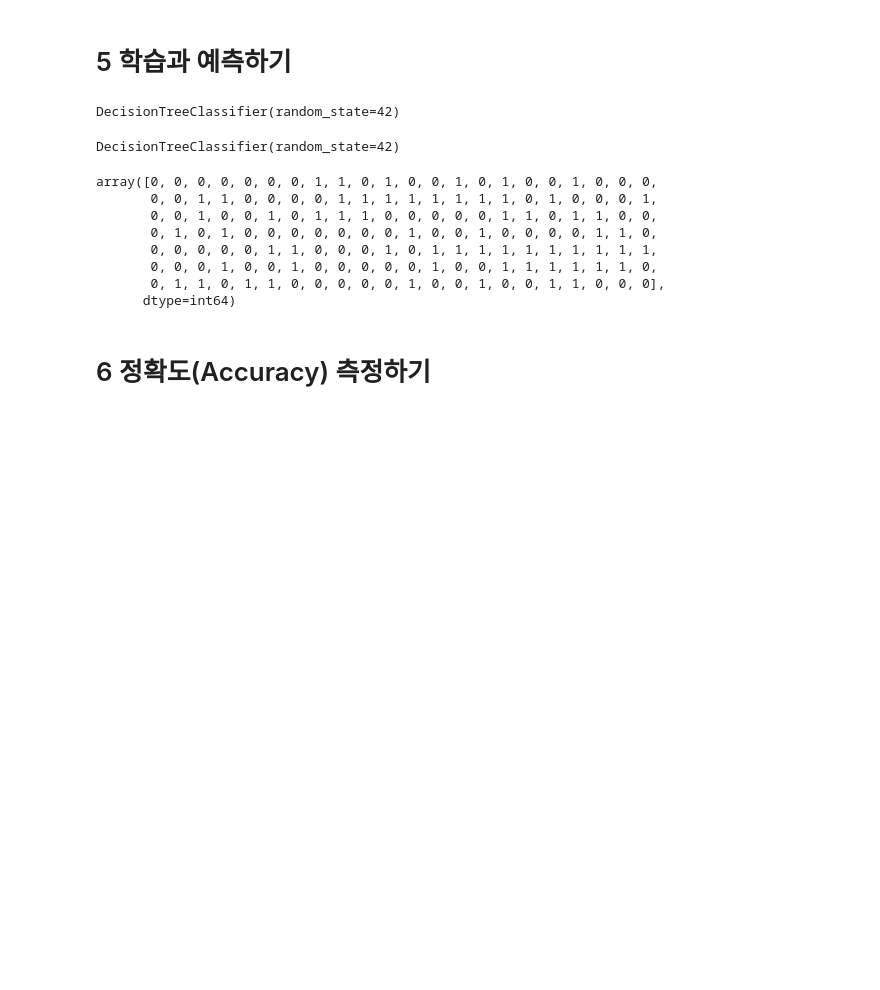
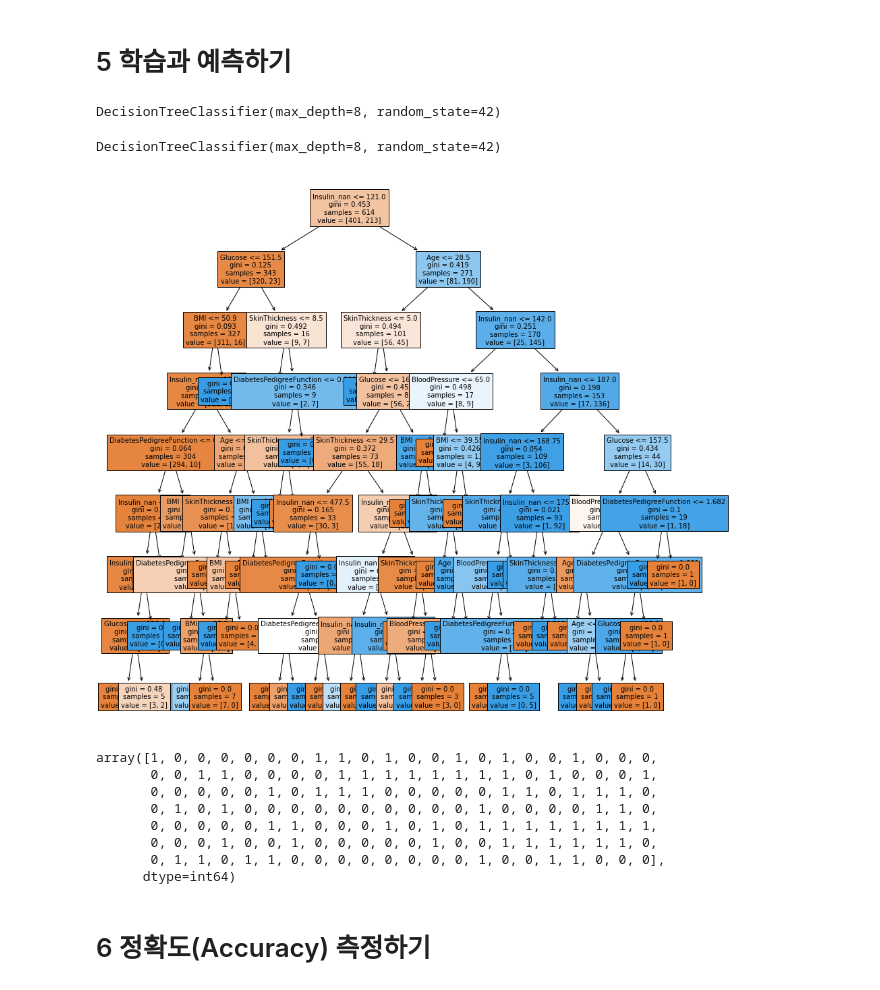
Before and after one commit to jang3463/scikit-learn-practice, a Jupyter notebook: 모델과 파라미터 찾기.ipynb, the cells around one changed output. Drawn from its saved outputs; the diff is of its cells as text; code cells hidden in the pictures; blank space fills up the shorter version.

```diff
--- a/모델과 파라미터 찾기.ipynb
+++ b/모델과 파라미터 찾기.ipynb
@@ -68,30 +68,40 @@ x_test.shape, y_test.shape
 # %%
 # DecisionTree를 불러 옵니다.
 # random_state 를 지정해주면 값이 변하지 않는다.
+# max_depth의 길이 조정을 통해 오차를 줄일 수 있다.
 
 from sklearn.tree import DecisionTreeClassifier
 
-model = DecisionTreeClassifier(random_state=42,)
+model = DecisionTreeClassifier(max_depth = 8,random_state=42,)
 model
 # %% [output]
-DecisionTreeClassifier(random_state=42)
+DecisionTreeClassifier(max_depth=8, random_state=42)
 # %%
 # 학습을 시킵니다.
 model.fit(x_train,y_train)
 # %% [output]
-DecisionTreeClassifier(random_state=42)
+DecisionTreeClassifier(max_depth=8, random_state=42)
+# %%
+feature_naems = x_train.columns.tolist()
+# %%
+from sklearn.tree import plot_tree
+
+plt.figure(figsize=(15,15))
+tree = plot_tree(model,feature_names = feature_naems,fontsize=10,filled=True)
+# %% [output]
+[figure, added]
 # %%
 #  예측을 하고 결과를 y_predict에 담습니다.
 y_predict=model.predict(x_test)
 y_predict
 # %% [output]
-array([0, 0, 0, 0, 0, 0, 0, 1, 1, 0, 1, 0, 0, 1, 0, 1, 0, 0, 1, 0, 0, 0,
+array([1, 0, 0, 0, 0, 0, 0, 1, 1, 0, 1, 0, 0, 1, 0, 1, 0, 0, 1, 0, 0, 0,
        0, 0, 1, 1, 0, 0, 0, 0, 1, 1, 1, 1, 1, 1, 1, 1, 0, 1, 0, 0, 0, 1,
-       0, 0, 1, 0, 0, 1, 0, 1, 1, 1, 0, 0, 0, 0, 0, 1, 1, 0, 1, 1, 0, 0,
-       0, 1, 0, 1, 0, 0, 0, 0, 0, 0, 0, 1, 0, 0, 1, 0, 0, 0, 0, 1, 1, 0,
-       0, 0, 0, 0, 0, 1, 1, 0, 0, 0, 1, 0, 1, 1, 1, 1, 1, 1, 1, 1, 1, 1,
+       0, 0, 0, 0, 0, 1, 0, 1, 1, 1, 0, 0, 0, 0, 0, 1, 1, 0, 1, 1, 1, 0,
+       0, 1, 0, 1, 0, 0, 0, 0, 0, 0, 0, 0, 0, 0, 1, 0, 0, 0, 0, 1, 1, 0,
+       0, 0, 0, 0, 0, 1, 1, 0, 0, 0, 1, 0, 1, 0, 1, 1, 1, 1, 1, 1, 1, 1,
        0, 0, 0, 1, 0, 0, 1, 0, 0, 0, 0, 0, 1, 0, 0, 1, 1, 1, 1, 1, 1, 0,
-       0, 1, 1, 0, 1, 1, 0, 0, 0, 0, 0, 1, 0, 0, 1, 0, 0, 1, 1, 0, 0, 0],
+       0, 1, 1, 0, 1, 1, 0, 0, 0, 0, 0, 0, 0, 0, 1, 0, 0, 1, 1, 0, 0, 0],
       dtype=int64)
 # %% [markdown]
 # 6 정확도(Accuracy) 측정하기
```
Also changed, not shown: parts of 17 cells of this notebook.
